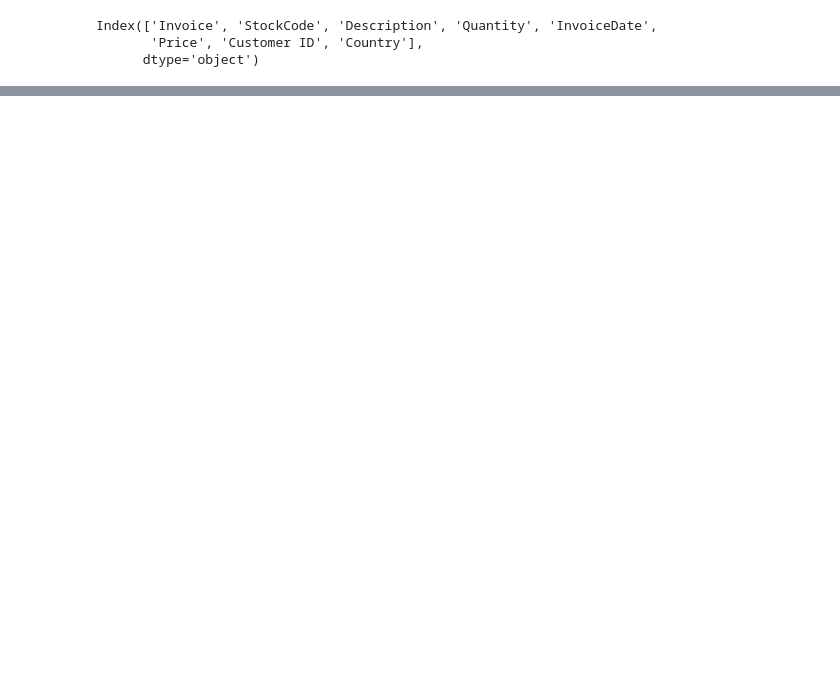
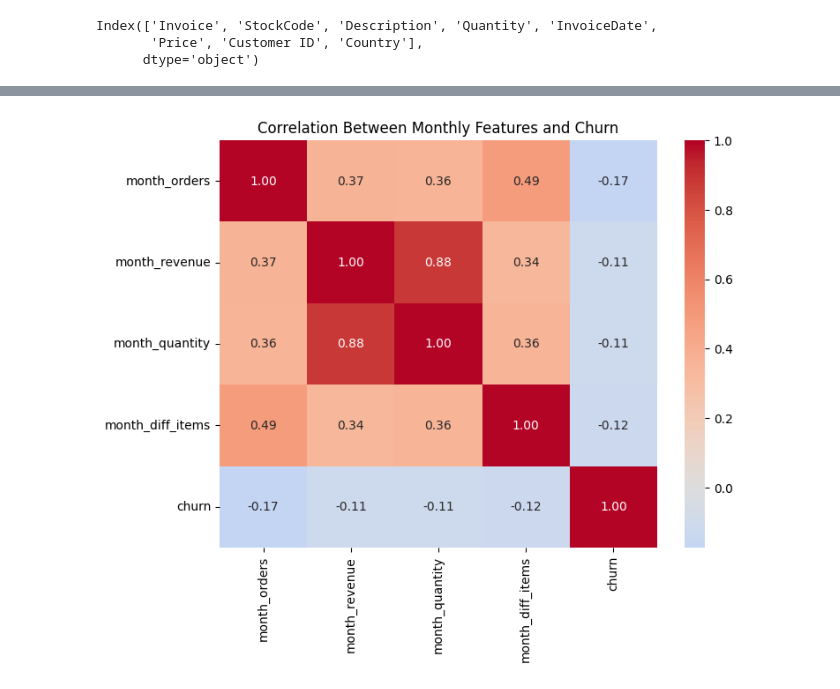
Before and after one commit to Break-Through-Tech/Amazon-1A-discovering-customer-lifecycle-states-and-behavioral-drift-for-early-churn-detection, a Jupyter notebook: notebooks/EDA.ipynb, the cells around one changed output, grey strips where cells are left out. Cells and saved outputs as stored; diff of their text form; code cells hidden in the pictures; blank space fills up the shorter version.

```diff
--- a/notebooks/EDA.ipynb
+++ b/notebooks/EDA.ipynb
@@ -150,0 +264,13 @@ labeled_table['churn'] = labeled_table['churn'].astype(int)
+# %%
+# examine correlations between monthly features and churn
+eda_features = [
+    'month_orders',
+    'month_revenue',
+    'month_quantity',
+    'month_diff_items',
+    'churn'
+]
+
+correlation_matrix = labeled_table[eda_features].corr()
+
+correlation_matrix.round(3)
@@ -150,0 +284,16 @@ labeled_table['churn'] = labeled_table['churn'].astype(int)
+# %%
+# visualize correlations
+plt.figure(figsize=(8, 6))
+
+sns.heatmap(
+    correlation_matrix,
+    annot=True,
+    fmt='.2f',
+    cmap='coolwarm',
+    center=0
+)
+
+plt.title('Correlation Between Monthly Features and Churn')
+plt.show()
+# %% [output]
+[figure, added]
```
Also changed, not shown: parts of 24 cells of this notebook.
